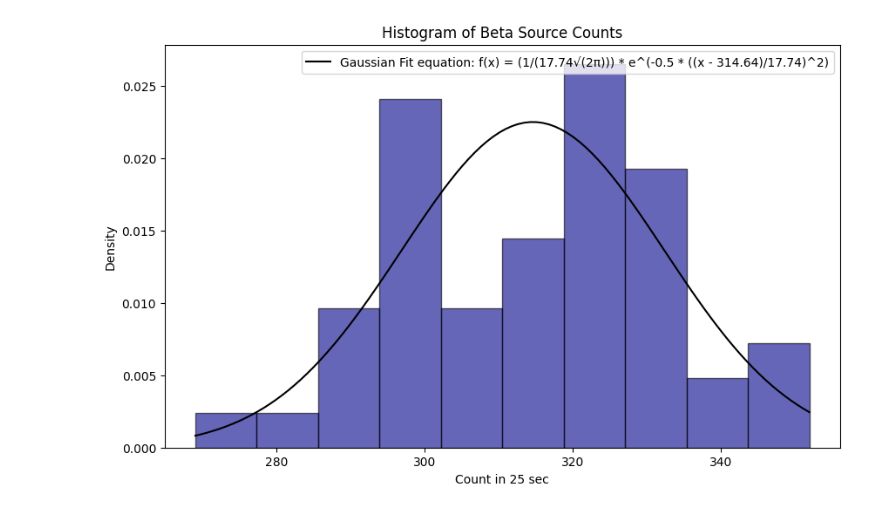
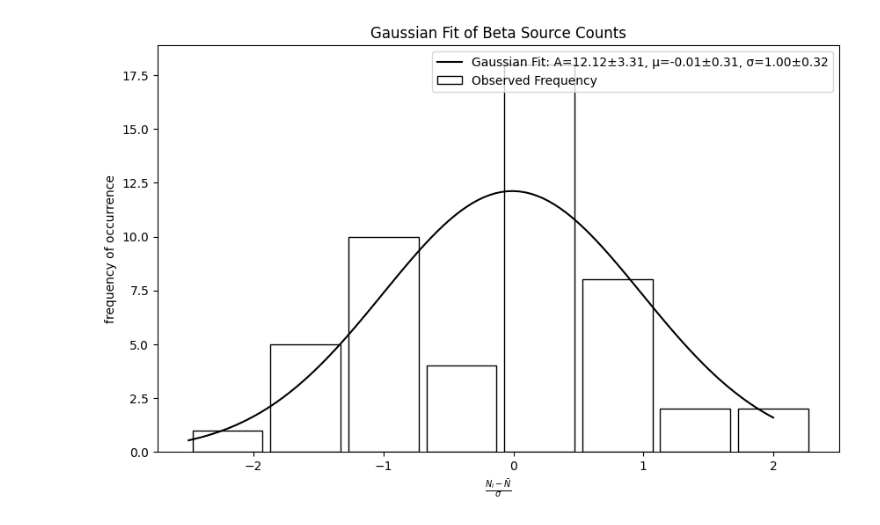
Before and after one commit to Anuj-Arya1/Nuclear-and-Solid-State-physics-Lab, a Jupyter notebook: Nuclear_Physics_lab/GM1_2.ipynb, the cells around one changed output. Saved outputs shown, nothing was run; the diff lists cells and outputs as text; code cells hidden in the pictures.

```diff
--- a/Nuclear_Physics_lab/GM1_2.ipynb
+++ b/Nuclear_Physics_lab/GM1_2.ipynb
@@ -201,24 +208,31 @@ dev = np.array(bg_counts) - Mean_value # Deviation from average
 Variance = np.sum(dev**2) / len(bg_counts) # Sample variance
 sd_ = np.sqrt(Variance)  # Standard deviation
 
+print("Mean Value | Variance | Standard Deviation")
+print(f"{Mean_value:.2f}       | {Variance:.2f}     | {sd_:.2f}")
+
 # Table of statistical analysis results
 print("\nMean Value | Ni - mean | (Ni - mean)^2")
 for i in range(len(bg_counts)):
     print(f"{Mean_value:10.2f} | {dev[i]:9.2f} | {(dev[i])**2:14.2f}")
-print("Mean Value | Variance | Standard Deviation")
-print(f"{Mean_value:.2f}       | {Variance:.2f}     | {sd_:.2f}")
 
-# plot for background count rate hist and fit with gaussian
+# plot for background count rate hist and fit with gaussian using curve fit
 plt.figure(figsize=(10, 6))
-plt.hist(bg_counts, bins=10, density=True, alpha=0.6, color='darkblue',edgecolor='black')
-def gaussian(x, mu, sigma):
-    return (1/(sigma * np.sqrt(2 * np.pi))) * np.exp(-0.5 * ((x - mu) / sigma)**2)
+def gaussian(x, A, mu, sigma):
+    return (A * np.exp(-0.5 * ((x - mu) / sigma)**2))
+bb = np.arange(min(bg_counts), max(bg_counts) + 4, 4)  # bin edges with width of 4
+freq, bin_edges = np.histogram(bg_counts, bins=bb)
+bin_centers = (bin_edges[:-1] + bin_edges[1:]) / 2
+popt, pcov = curve_fit(gaussian, bin_centers, freq, p0=[max(freq), np.mean(bg_counts), np.std(bg_counts )])
+A_fit, mu_fit, sigma_fit = popt
+A_err, mu_err, sigma_err = np.sqrt(np.diag(pcov))
 x = np.linspace(min(bg_counts), max(bg_counts), 100)
-y = gaussian(x, Mean_value, sd_)
-plt.plot(x, y, color='black', label=f'Gaussian Fit equation: f(x) = (1/({sd_:.2f}√(2π))) * e^(-0.5 * ((x - {Mean_value:.2f})/{sd_:.2f})^2)')
-plt.title('Histogram of Background Count Rates')
-plt.xlabel('Background Count ')
-plt.ylabel('Density')
+y = gaussian(x, *popt)
+plt.plot(x, y, color='black', label=f'Gaussian Fit: A={A_fit:.2f}±{A_err:.2f}, μ={mu_fit:.2f}±{mu_err:.2f}, σ={sigma_fit:.2f}±{sigma_err:.2f}')
+plt.bar(bin_centers, freq, width=4,edgecolor='black', fill=False, label='Observed Frequency')
+plt.title('Gaussian fit of Background Count distribution')
+plt.xlabel('Background Counts ')
+plt.ylabel('Frequency')
 plt.legend()
 plt.grid(False)
 plt.show()
@@ -232,54 +246,38 @@ counts_beta = [
     308, 314, 319, 330, 322, 296, 301, 300, 295, 328,
     301, 332, 284, 325, 308 ] # in 25 sec
 mean = np.mean(counts_beta)  # Mean count rate
-print('Mean count for beta source =', mean,)
 dev_beta = np.array(counts_beta) - mean  # Deviation from mean
-sd_beta = np.sqrt(mean)  # Standard deviation (Poisson distribution)
+sd_beta = np.sqrt(np.sum(dev_beta**2) / len(counts_beta))  # Standard deviation (Poisson distribution)
 z_scores = dev_beta / sd_beta  # Standard score (z-score) for each count
-z_scores_r = []
-for z in z_scores:
-    if abs(z)>= 0 and abs(z)<0.25:
-        z_scores_r.append(0)
-    elif abs(z)>=0.25 and abs(z)< 0.75:
-        if z > 0:
-            z_scores_r.append(0.5)
-        else:
-            z_scores_r.append(-0.5)
-    elif abs(z)>=0.75 and abs(z)< 1.25:
-        if z > 0:
-            z_scores_r.append(1)
-        else:
-            z_scores_r.append(-1)
-    elif abs(z)>=1.25 and abs(z)<2.25:
-        if z > 0:
-            z_scores_r.append(2)
-        else:
-            z_scores_r.append(-2)
-    else:
-        if z > 0:
-            z_scores_r.append(3)
-        else:
-            z_scores_r.append(-3)
-
-print("\nCount | sd_beta | Ni - mean | (Ni - mean)/sd_beta | (Ni - mean)/sd_beta (rounded)")
+def rd(x): #Round of the nearest 0.5
+    return np.round(x * 2) / 2
+Zr = rd(z_scores)  # Rounded z-scores to the nearest 0.5
+print("\nCount | sd_beta | Ni - mean | (Ni - mean)/sd_beta | z-score(rounded) ")
 for i in range(len(counts_beta)):
-    print(f"{counts_beta[i]:5} | {sd_beta:8.2f} | {dev_beta[i]:9.2f} | {z_scores[i]:16.2f} | {z_scores_r[i]:16.2f}")
+    print(f"{counts_beta[i]:5} | {sd_beta:8.2f} | {dev_beta[i]:9.2f} | {z_scores[i]:16.2f} | {Zr[i]:10.2f}")
 
 plt.figure(figsize=(10, 6))
-# fit with gaussian
-x_fit = np.linspace(min(counts_beta), max(counts_beta), 100)
-def gaussian_beta(x, mu, sigma):
-    return (1/(sigma * np.sqrt(2 * np.pi))) * np.exp(-0.5 * ((x - mu) / sigma)**2)
-y_fit = gaussian_beta(x_fit, mean, sd_beta)
-plt.plot(x_fit, y_fit, color='black', label=f'Gaussian Fit equation: f(x) = (1/({sd_beta:.2f}√(2π))) * e^(-0.5 * ((x - {mean:.2f})/{sd_beta:.2f})^2)')
-plt.hist(counts_beta, bins=10, density=True, alpha=0.6, color='darkblue',edgecolor='black')
-plt.title('Histogram of Beta Source Counts')
-plt.xlabel('Count in 25 sec')
-plt.ylabel('Density')
+# fitting gaussian to beta source counts
+def gaussian_beta(x, A, mu, sigma):
+    return (A * np.exp(-0.5 * ((x - mu) / sigma)**2))
+bb1 = np.arange(min(Zr), max(Zr) + 0.6, 0.6)  # bin edges with width of 4
+freq_beta, bin_edges_beta = np.histogram(Zr, bins=bb1)
+bin_centers_beta = (bin_edges_beta[:-1] + bin_edges_beta[1:]) / 2
+popt_beta, pcov_beta = curve_fit(gaussian_beta, bin_centers_beta, freq_beta, p0=[max(freq_beta),0,1])
+A_fit_beta, mu_fit_beta, sigma_fit_beta = popt_beta
+A_err_beta, mu_err_beta, sigma_err_beta = np.sqrt(np.diag(pcov_beta))
+x_beta = np.linspace(min(Zr), max(Zr), 100)
+y_beta = gaussian_beta(x_beta, *popt_beta)
+plt.plot(x_beta, y_beta, color='black', label=f'Gaussian Fit: A={A_fit_beta:.2f}±{A_err_beta:.2f}, μ={mu_fit_beta:.2f}±{mu_err_beta:.2f}, σ={sigma_fit_beta:.2f}±{sigma_err_beta:.2f}')
+plt.bar(bin_centers_beta, freq_beta, width=0.6*0.9,edgecolor='black', fill=False,label='Observed Frequency')
+plt.title('Gaussian Fit of Beta Source Counts')
+plt.xlabel(r"$\frac{N_i - \bar{N}}{\sigma}$")
+plt.ylabel('frequency of occurrence')
 plt.legend()
 plt.grid(False)
 plt.show()
 
+print("Direct data results ")
 print("Mean Value | Variance | Standard Deviation")
 print(f"{mean:.2f}       | {sd_beta**2:.2f}     | {sd_beta:.2f}")
 # %% [output]
@@ -321 +319 @@ Count | sd_beta | Ni - mean | (Ni - mean)/sd_beta | (Ni - mean)/sd_beta (rounded
-[figure, old version]
+[figure, new version]
```
Also changed, not shown: parts of 7 cells of this notebook.
